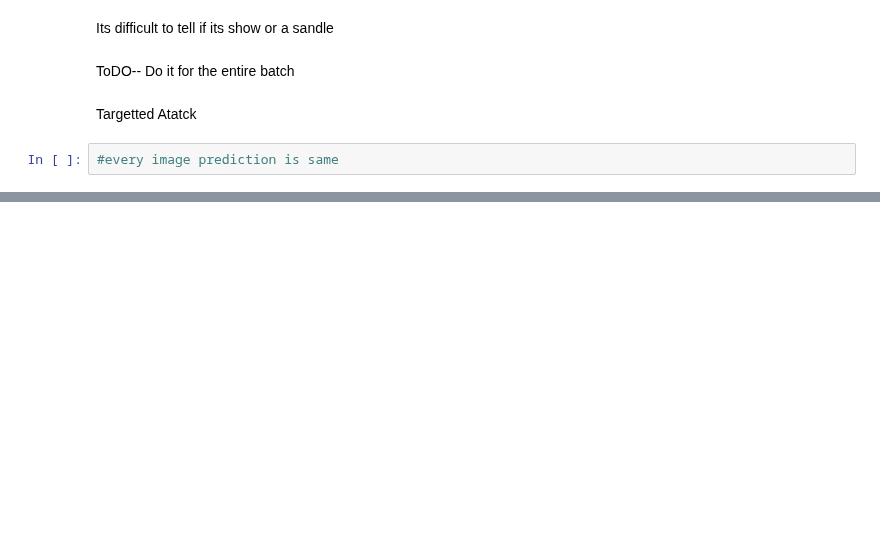
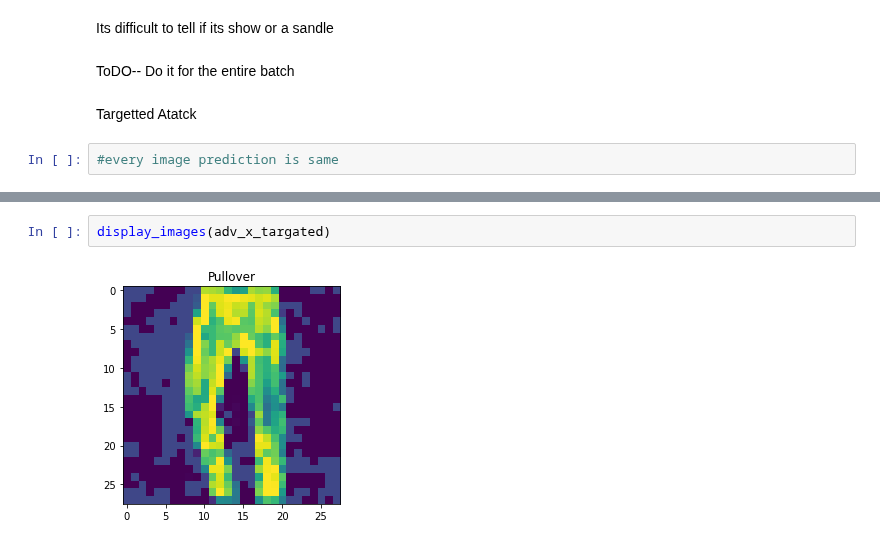
Before and after one commit to BlackCurrantDS/DeepLearning, a Jupyter notebook: IDL_Assignment9.ipynb, the cells around one changed output, grey strips where cells are left out. Cells and saved outputs as stored; diff of their text form; blank space fills up the shorter version.

```diff
--- a/IDL_Assignment9.ipynb
+++ b/IDL_Assignment9.ipynb
@@ -194,0 +282,4 @@ Targetted Atatck
+# %%
+display_images(adv_x_targated)
+# %% [output]
+[figure, added]
```
Also changed, not shown: parts of 22 cells of this notebook.
